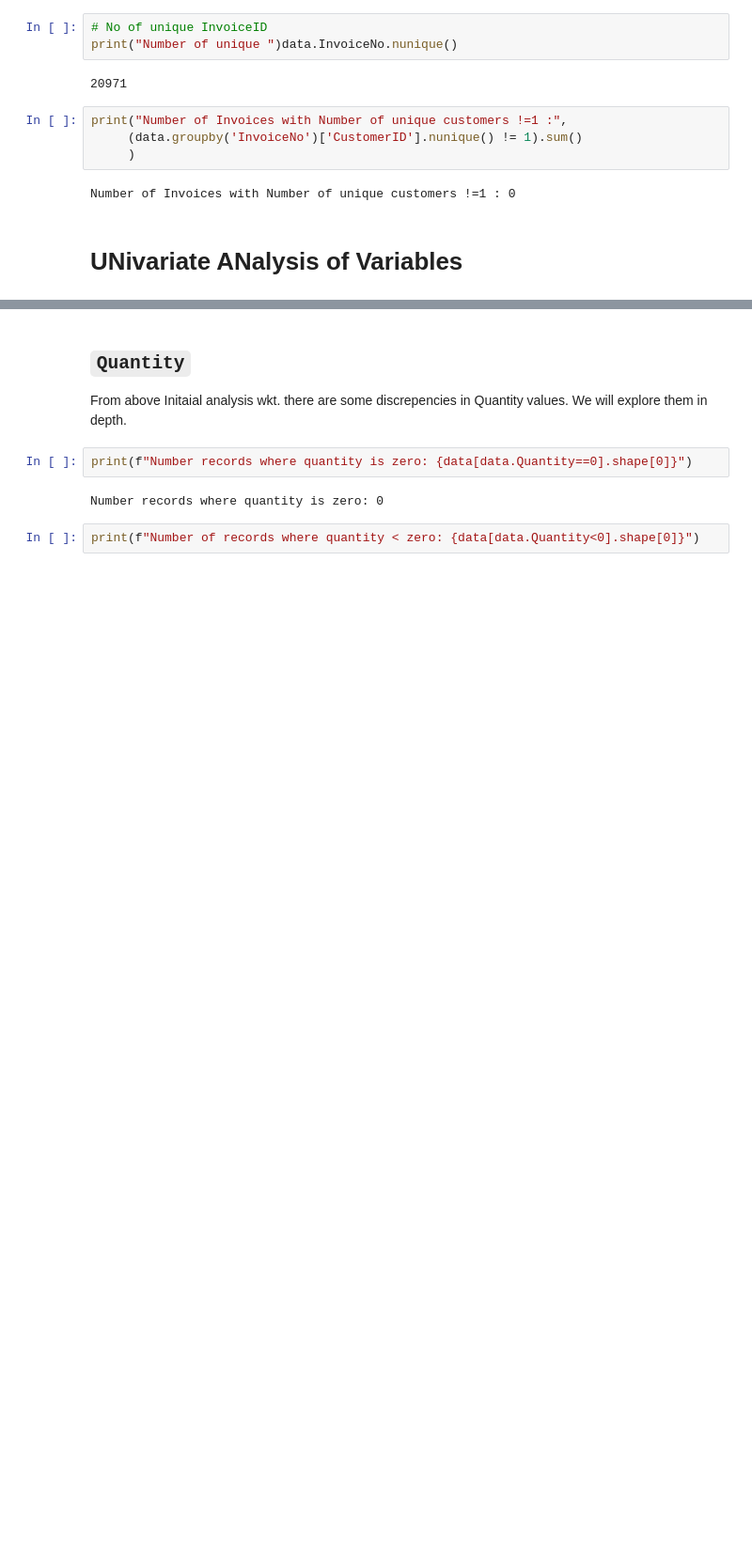
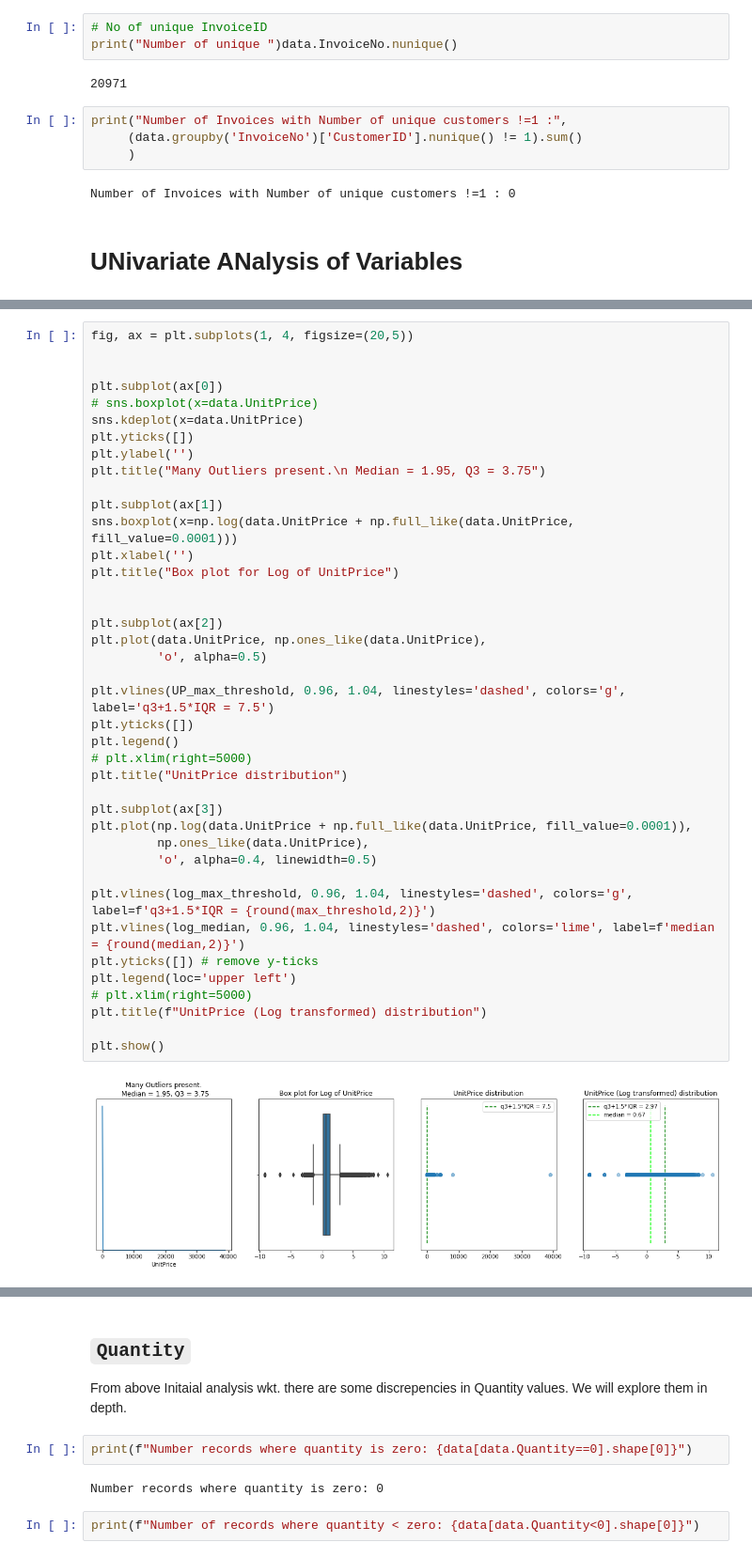
Before and after one commit to gunnerVivek/Foretelling-Retail-price-using-Multivariate-Regression, a Jupyter notebook: analysis.ipynb, the cells around one changed output, grey strips where cells are left out. Shown at 94% size. Saved outputs shown, nothing was run; the diff lists cells and outputs as text; blank space fills up the shorter version.

```diff
--- a/analysis.ipynb
+++ b/analysis.ipynb
@@ -161,0 +184,42 @@ Number of Invoices with Number of unique customers !=1 : 0
+# %%
+fig, ax = plt.subplots(1, 4, figsize=(20,5))
+
+
+plt.subplot(ax[0])
+# sns.boxplot(x=data.UnitPrice)
+sns.kdeplot(x=data.UnitPrice)
+plt.yticks([])
+plt.ylabel('')
+plt.title("Many Outliers present.\n Median = 1.95, Q3 = 3.75")
+
+plt.subplot(ax[1])
+sns.boxplot(x=np.log(data.UnitPrice + np.full_like(data.UnitPrice, fill_value=0.0001)))
+plt.xlabel('')
+plt.title("Box plot for Log of UnitPrice")
+
+
+plt.subplot(ax[2])
+plt.plot(data.UnitPrice, np.ones_like(data.UnitPrice),
+         'o', alpha=0.5)
+
+plt.vlines(UP_max_threshold, 0.96, 1.04, linestyles='dashed', colors='g', label='q3+1.5*IQR = 7.5')
+plt.yticks([])
+plt.legend()
+# plt.xlim(right=5000)
+plt.title("UnitPrice distribution")
+
+plt.subplot(ax[3])
+plt.plot(np.log(data.UnitPrice + np.full_like(data.UnitPrice, fill_value=0.0001)),
+         np.ones_like(data.UnitPrice),
+         'o', alpha=0.4, linewidth=0.5)
+
+plt.vlines(log_max_threshold, 0.96, 1.04, linestyles='dashed', colors='g', label=f'q3+1.5*IQR = {round(max_threshold,2)}')
+plt.vlines(log_median, 0.96, 1.04, linestyles='dashed', colors='lime', label=f'median = {round(median,2)}')
+plt.yticks([]) # remove y-ticks
+plt.legend(loc='upper left')
+# plt.xlim(right=5000)
+plt.title(f"UnitPrice (Log transformed) distribution")
+
+plt.show()
+# %% [output]
+[figure, added]
```
Also changed, not shown: parts of 14 cells of this notebook.
